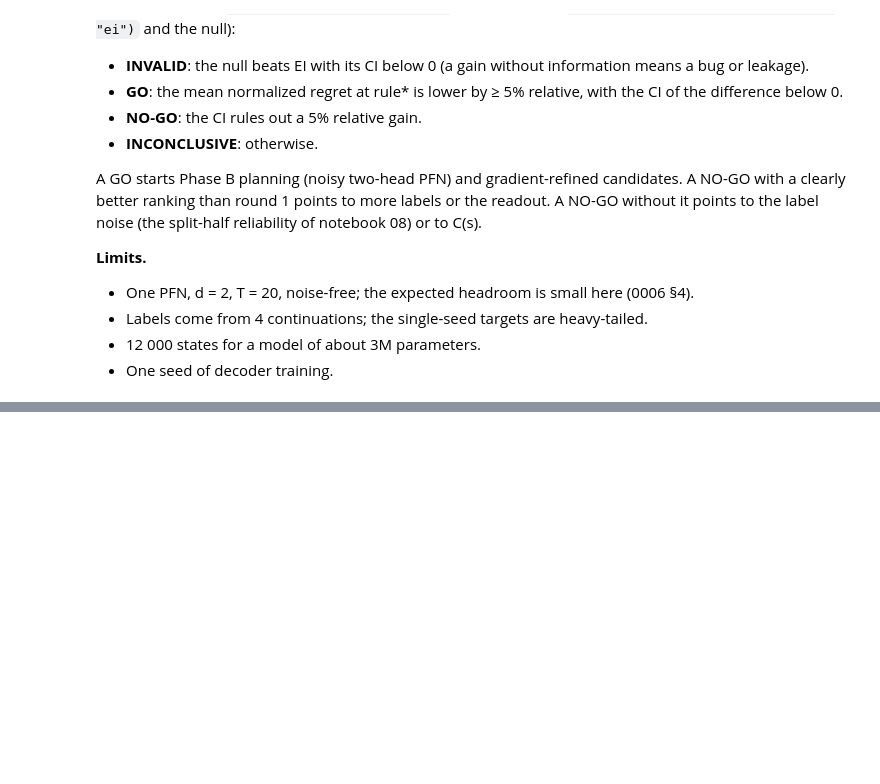
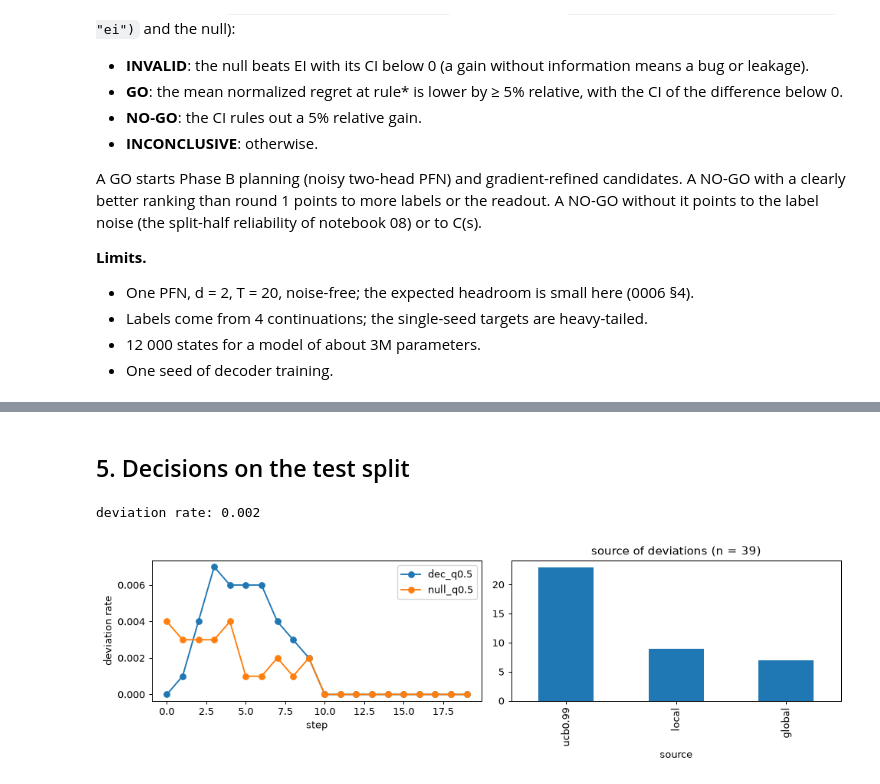
Before and after one commit to timruhkopf/anytime-acquisition, a Jupyter notebook: notebooks/09_2026-11-11_api_decoder.ipynb, the cells around one changed output, grey strips where cells are left out. Cells and saved outputs as stored; diff of their text form; code cells hidden in the pictures; blank space fills up the shorter version.

```diff
--- a/notebooks/09_2026-11-11_api_decoder.ipynb
+++ b/notebooks/09_2026-11-11_api_decoder.ipynb
@@ -78,0 +237,18 @@ The GO / NO-GO criterion from the description, evaluated, in one line. Record it
+# %%
+r1s = load_snapshot(ROUND1)
+fin = lambda b: b.loc[b.t == b.t.max()].pivot_table(index="seed", columns="arm", values="best_f")  # noqa: E731
+f1, f2 = fin(r1s.table("best")), fin(best)
+f2 = f2.loc[f2.index.isin(f1.index)]
+f1 = f1.loc[f2.index]
+print("EI trajectories identical across rounds (final best f):", bool(np.allclose(f1.ei, f2.ei, atol=1e-6)),
+      "| max |diff|:", float((f1.ei - f2.ei).abs().max()), "| tasks:", len(f2))
+# common normalization: f* lowered by every arm of both rounds, f_med of round 1 (the same tasks)
+fs1 = r1s.table("fstar").set_index("seed").loc[f2.index]
+fs2 = snap.table("fstar").set_index("seed").loc[f2.index]
+fstar = np.minimum(np.minimum(fs1.fstar, fs2.fstar), np.minimum(f1.min(axis=1), f2.min(axis=1)))
+nr = lambda f: 100 * (f - fstar).clip(lower=0) / (fs1.fmed - fstar).clip(lower=1e-9)  # noqa: E731
+m = pd.DataFrame({"r2": nr(f2[ARM]), "r1": nr(f1["api_c1"]), "ei": nr(f2.ei)}).reset_index()
+m = m.melt(id_vars="seed", var_name="arm", value_name="norm_regret").rename(columns={"seed": "task"})
+for a, b in (("r2", "r1"), ("r2", "ei"), ("r1", "ei")):
+    d = paired_delta(m, a, b)
+    print(f"{a} − {b}:", {k: round(float(d[k]), 4) for k in ("delta", "lo", "hi", "rel", "rel_lo", "rel_hi")})
@@ -78,0 +260,16 @@ The GO / NO-GO criterion from the description, evaluated, in one line. Record it
+# %% [markdown]
+## 5. Decisions on the test split
+# %%
+dd = dec.loc[dec.arm == ARM]
+print("deviation rate:", round(float(dd.deviated.mean()), 3))
+fig, ax = plt.subplots(1, 2, figsize=(11, 3.4), dpi=90)
+for a in (ARM, NULL):
+    dec.loc[dec.arm == a].groupby("step").deviated.mean().plot(ax=ax[0], marker="o", label=a)
+ax[0].set_ylabel("deviation rate"); ax[0].set_xlabel("step"); ax[0].legend()
+src = dd.loc[dd.deviated].source.map(dict(enumerate(SOURCES))).value_counts()
+if len(src): src.plot.bar(ax=ax[1])
+ax[1].set_title(f"source of deviations (n = {int(src.sum())})")
+plt.tight_layout(); plt.show()
+# %% [output]
+deviation rate: 0.002
+[figure, added]
```
Also changed, not shown: parts of 16 cells of this notebook, 15 other files.
